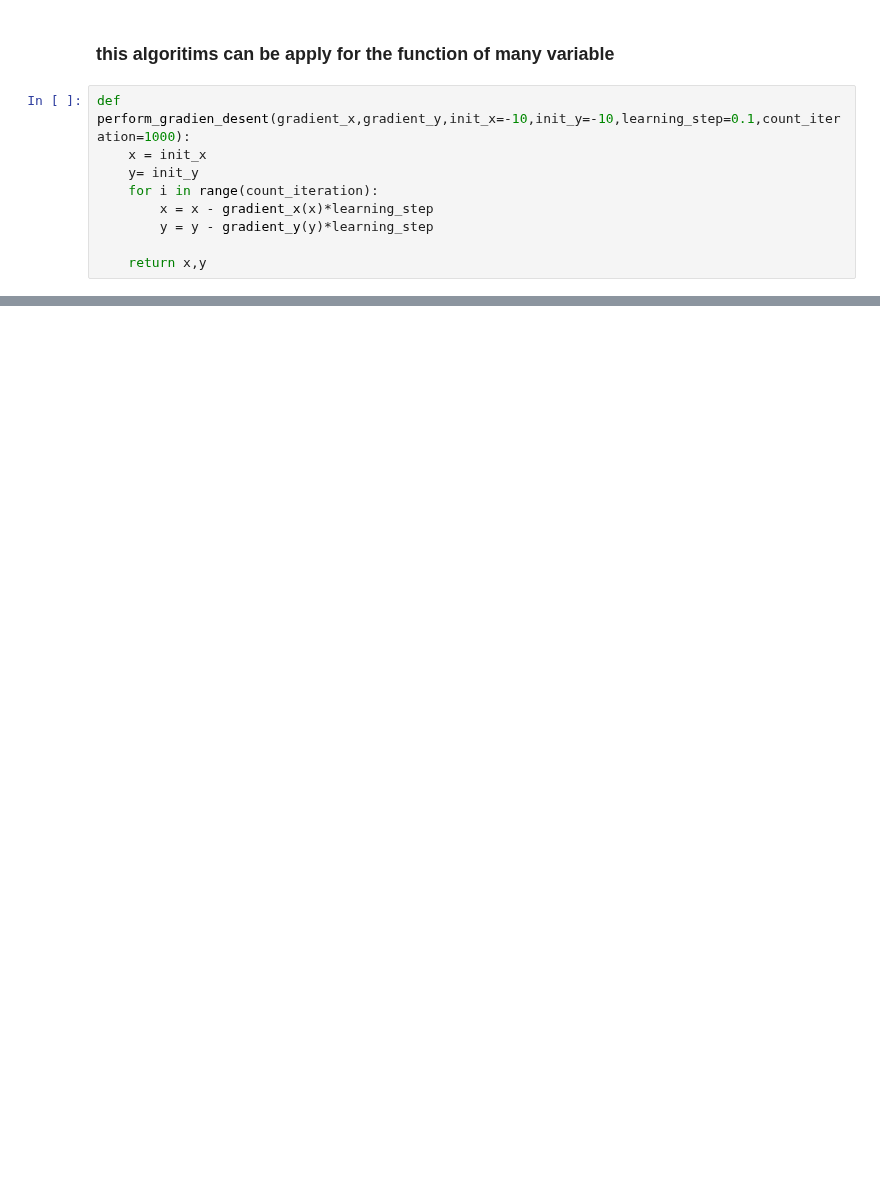
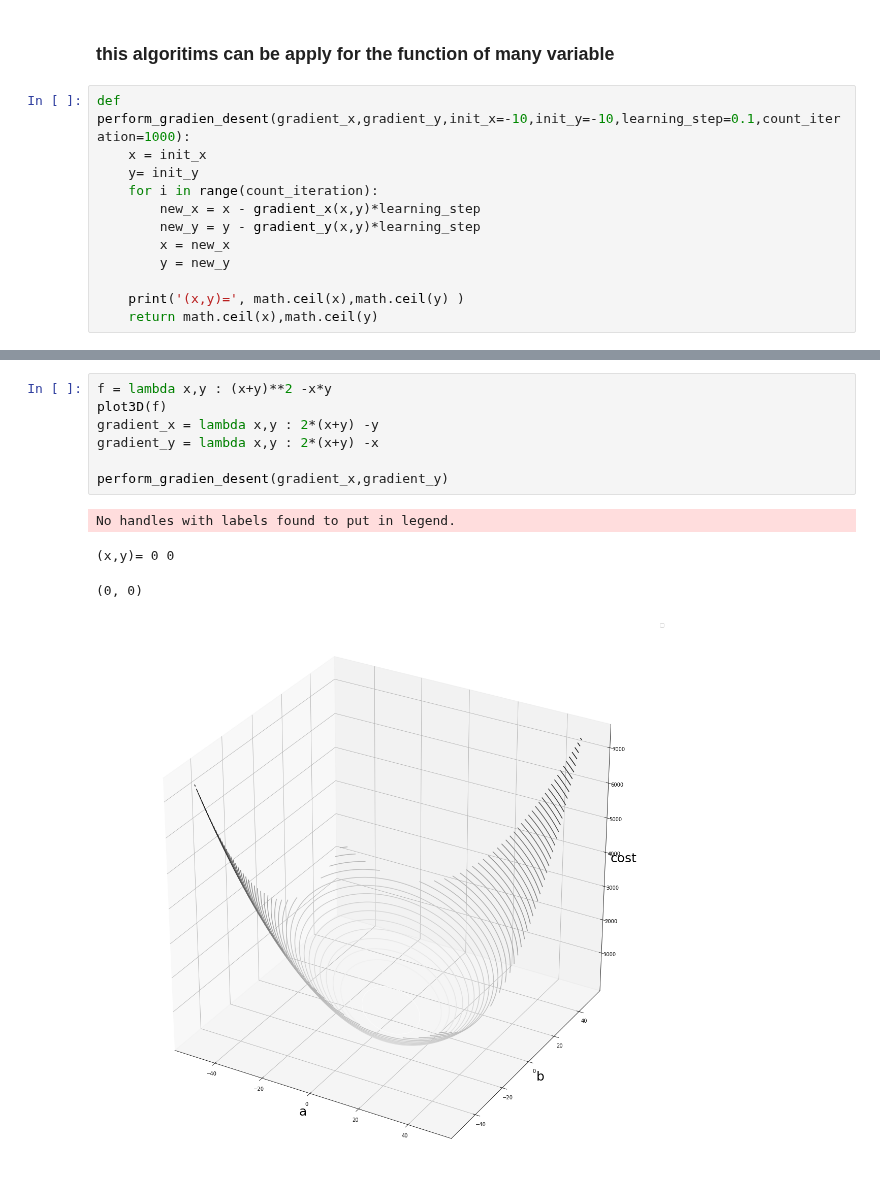
Before and after one commit to daodavid/maths-behind-ML, a Jupyter notebook: Regresion Model/gradient descent.ipynb, the cells around one changed output, grey strips where cells are left out. Saved outputs shown, nothing was run; the diff lists cells and outputs as text; blank space fills up the shorter version.

```diff
--- a/Regresion Model/gradient descent.ipynb
+++ b/Regresion Model/gradient descent.ipynb
@@ -175,8 +159,11 @@ def perform_gradien_desent(gradient_x,gradient_y,init_x=-10,init_y=-10,learning_
     x = init_x
     y= init_y
     for i in range(count_iteration):
-        x = x - gradient_x(x)*learning_step
-        y = y - gradient_y(y)*learning_step
+        new_x = x - gradient_x(x,y)*learning_step
+        new_y = y - gradient_y(x,y)*learning_step
+        x = new_x
+        y = new_y
 
-    return x,y
+    print('(x,y)=', math.ceil(x),math.ceil(y) )
+    return math.ceil(x),math.ceil(y)
 # %% [markdown]
@@ -192,0 +192,12 @@ perform_gradien_desent(gradient_x,gradient_y)
+# %%
+f = lambda x,y : (x+y)**2 -x*y
+plot3D(f)
+gradient_x = lambda x,y : 2*(x+y) -y
+gradient_y = lambda x,y : 2*(x+y) -x
+
+perform_gradien_desent(gradient_x,gradient_y)
+# %% [output]
+No handles with labels found to put in legend.
+(x,y)= 0 0
+(0, 0)
+[figure, added]
```
Also changed, not shown: parts of 30 cells of this notebook.
